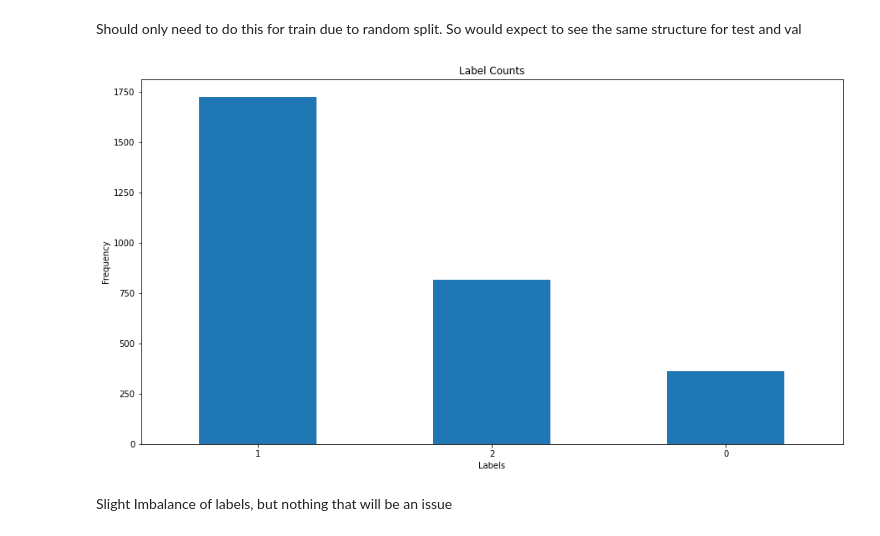
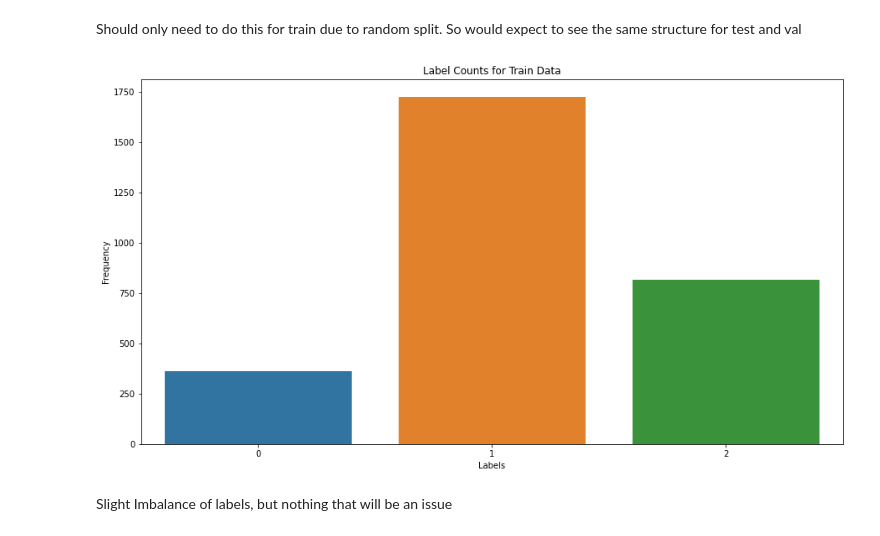
Before and after one commit to j4mes12/ITDA_Coursework, a Jupyter notebook: Task 1/Task 1.ipynb, the cells around one changed output. Cells and saved outputs as stored; diff of their text form; code cells hidden in the pictures.

```diff
--- a/Task 1/Task 1.ipynb
+++ b/Task 1/Task 1.ipynb
@@ -109,15 +110,15 @@ Should only need to do this for train due to random split. So would expect to se
 # %%
 fig, ax = plt.subplots(nrows = 1, ncols = 1, figsize = (15, 8))
 
-ax = train.labels.value_counts().plot(kind='bar', title = 'Label Counts')
+ax = sns.countplot(data = train, x = 'labels').set(title = 'Label Counts for Train Data')
 
-ax.set_xlabel("Labels")
-ax.set_ylabel("Frequency")
+plt.xlabel("Labels")
+plt.ylabel("Frequency")
 plt.xticks(rotation = 0)
 
 plt.show()
 # %% [output]
-[figure, old version]
+[figure, new version]
 # %% [markdown]
 Slight Imbalance of labels, but nothing that will be an issue
 # %% [markdown]
```
Also changed, not shown: parts of 20 cells of this notebook.
